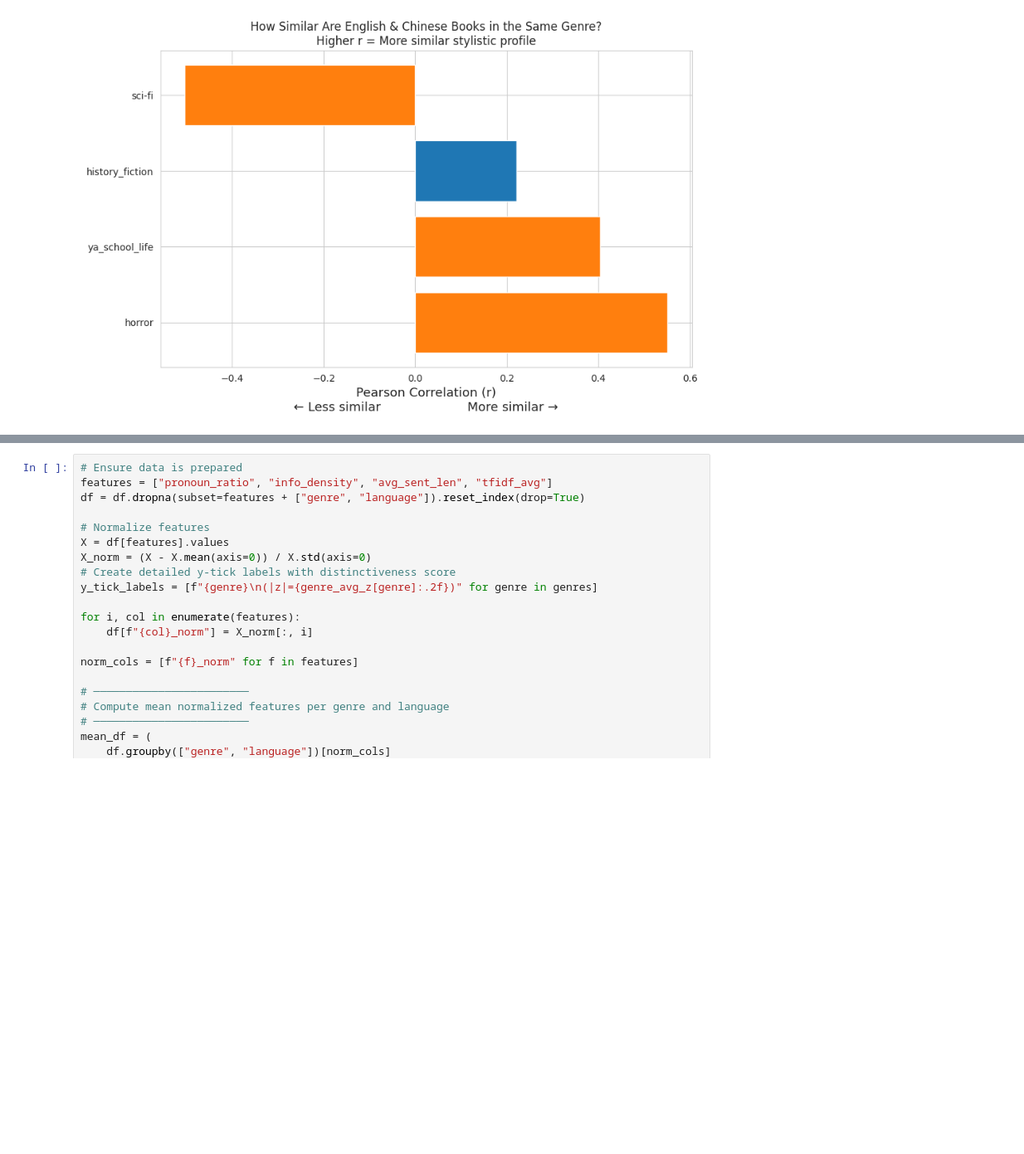
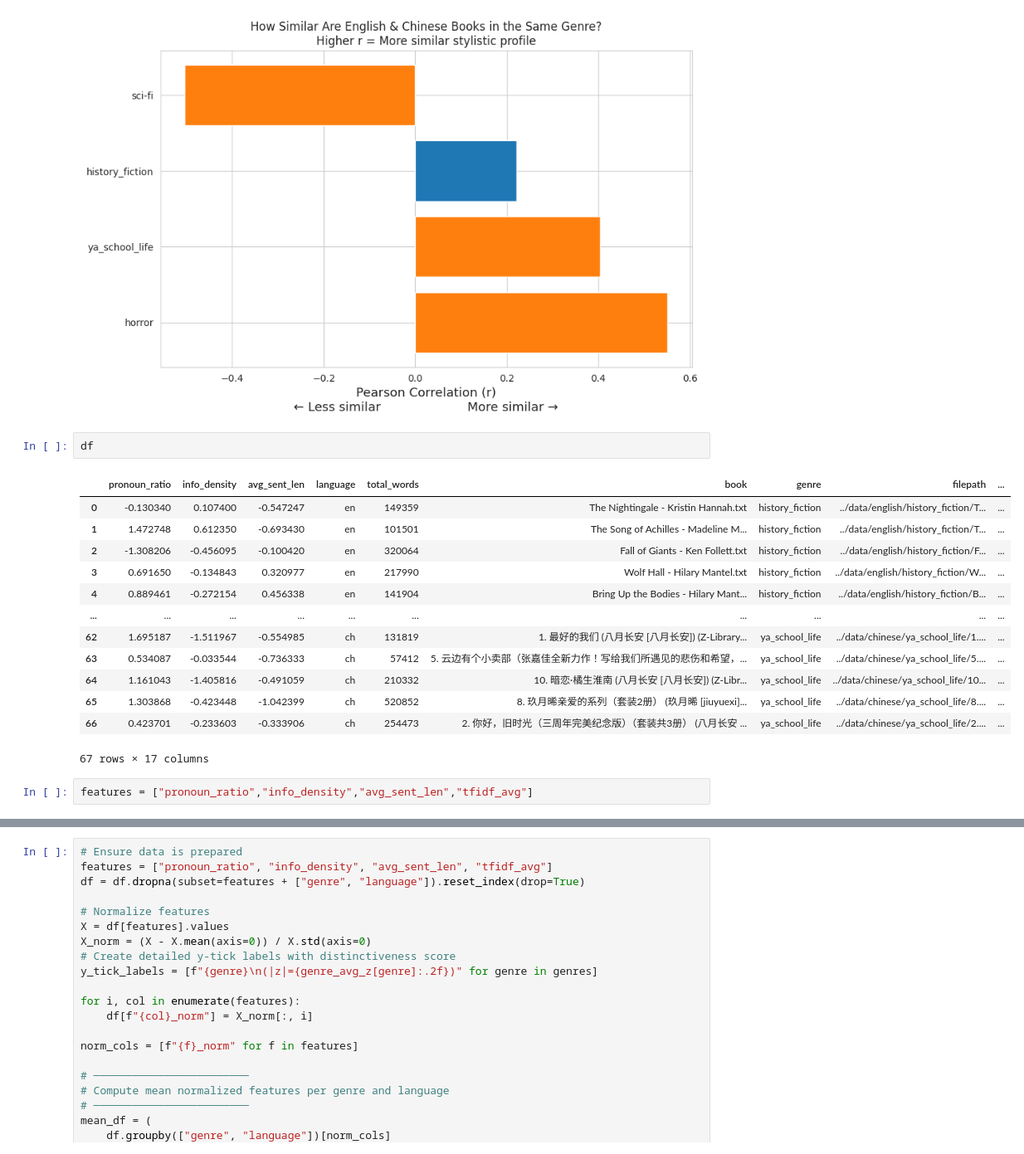
Before and after one commit to asapacsin/cross-culture-linguistic-analysis, a Jupyter notebook: lingu.ipynb, the cells around one changed output, grey strips where cells are left out. Shown at 83% size. Cells and saved outputs as stored; diff of their text form; blank space fills up the shorter version.

```diff
--- a/lingu.ipynb
+++ b/lingu.ipynb
@@ -391,6 +393,24 @@ Columns: [genre, pearson_r, n_en, n_zh]
 Index: []
 Text(0.5, 1.0, 'How Similar Are English & Chinese Books in the Same Genre?\nHigher r = More similar stylistic profile')
 [figure]
+# %%
+df
+# %% [output]
+|  | pronoun_ratio | info_density | avg_sent_len | language | total_words | book | genre | filepath | ... |
+| 0 | -0.130340 | 0.107400 | -0.547247 | en | 149359 | The Nightingale - Kristin Hannah.txt | history_fiction | ../data/english/history_fiction/T... | ... |
+| 1 | 1.472748 | 0.612350 | -0.693430 | en | 101501 | The Song of Achilles - Madeline M... | history_fiction | ../data/english/history_fiction/T... | ... |
+| 2 | -1.308206 | -0.456095 | -0.100420 | en | 320064 | Fall of Giants - Ken Follett.txt | history_fiction | ../data/english/history_fiction/F... | ... |
+| 3 | 0.691650 | -0.134843 | 0.320977 | en | 217990 | Wolf Hall - Hilary Mantel.txt | history_fiction | ../data/english/history_fiction/W... | ... |
+| 4 | 0.889461 | -0.272154 | 0.456338 | en | 141904 | Bring Up the Bodies - Hilary Mant... | history_fiction | ../data/english/history_fiction/B... | ... |
+| ... | ... | ... | ... | ... | ... | ... | ... | ... | ... |
+| 62 | 1.695187 | -1.511967 | -0.554985 | ch | 131819 | 1. 最好的我们 (八月长安 [八月长安]) (Z-Library... | ya_school_life | ../data/chinese/ya_school_life/1.... | ... |
+| 63 | 0.534087 | -0.033544 | -0.736333 | ch | 57412 | 5. 云边有个小卖部（张嘉佳全新力作！写给我们所遇见的悲伤和希望，... | ya_school_life | ../data/chinese/ya_school_life/5.... | ... |
+| 64 | 1.161043 | -1.405816 | -0.491059 | ch | 210332 | 10. 暗恋·橘生淮南 (八月长安 [八月长安]) (Z-Libr... | ya_school_life | ../data/chinese/ya_school_life/10... | ... |
+| 65 | 1.303868 | -0.423448 | -1.042399 | ch | 520852 | 8. 玖月晞亲爱的系列（套装2册） (玖月晞 [jiuyuexi]... | ya_school_life | ../data/chinese/ya_school_life/8.... | ... |
+| 66 | 0.423701 | -0.233603 | -0.333906 | ch | 254473 | 2. 你好，旧时光（三周年完美纪念版）（套装共3册） (八月长安 ... | ya_school_life | ../data/chinese/ya_school_life/2.... | ... |
+67 rows × 17 columns
+# %%
+features = ["pronoun_ratio","info_density","avg_sent_len","tfidf_avg"]
 # %%
 # Just use this simplified version:
 plt.figure(figsize=(16, 12))
```
Also changed, not shown: parts of 10 cells of this notebook.
